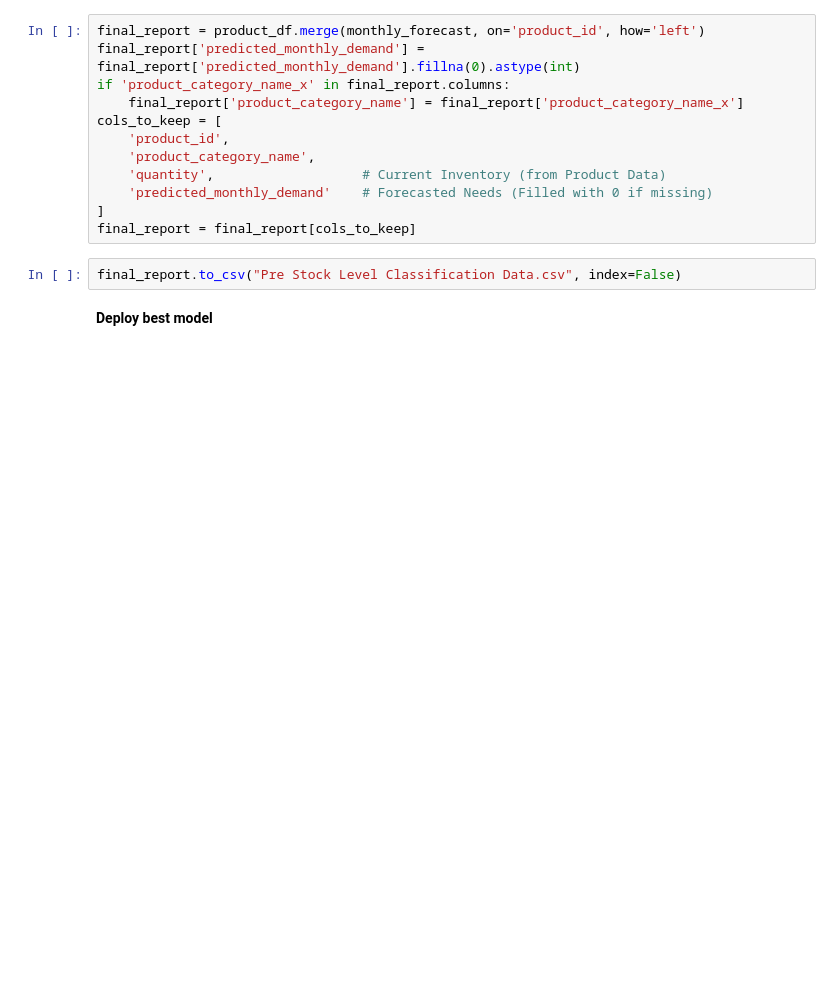
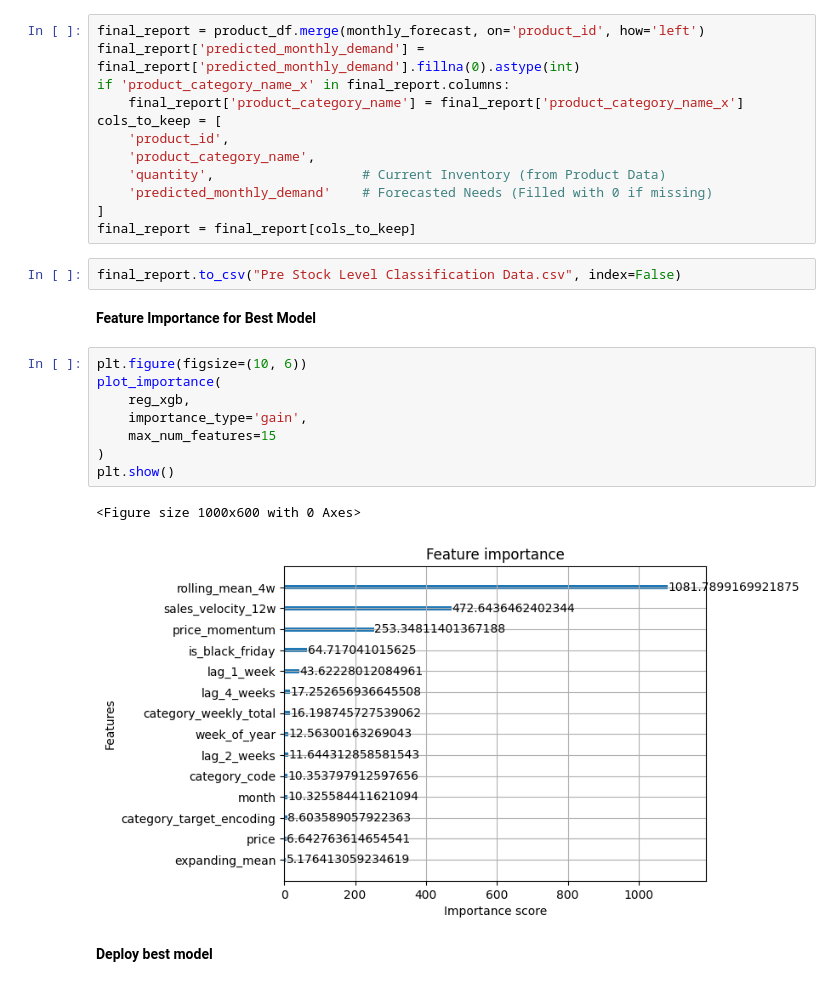
Before and after one commit to Jasonshe0509/fyp-model-building, a Jupyter notebook: sales-forecasting-model-building-product-quantity.ipynb, the cells around one changed output. Drawn from its saved outputs; the diff is of its cells as text; blank space fills up the shorter version.

```diff
--- a/sales-forecasting-model-building-product-quantity.ipynb
+++ b/sales-forecasting-model-building-product-quantity.ipynb
@@ -1747,6 +1790,19 @@ cols_to_keep = [
 final_report = final_report[cols_to_keep]
 # %%
 final_report.to_csv("Pre Stock Level Classification Data.csv", index=False)
+# %% [markdown]
+**Feature Importance for Best Model**
+# %%
+plt.figure(figsize=(10, 6))
+plot_importance(
+    reg_xgb,
+    importance_type='gain',
+    max_num_features=15
+)
+plt.show()
+# %% [output]
+<Figure size 1000x600 with 0 Axes>
+[figure, added]
 # %% [markdown]
 **Deploy best model**
 # %%
```
Also changed, not shown: parts of 4 cells of this notebook, 12 other files.
